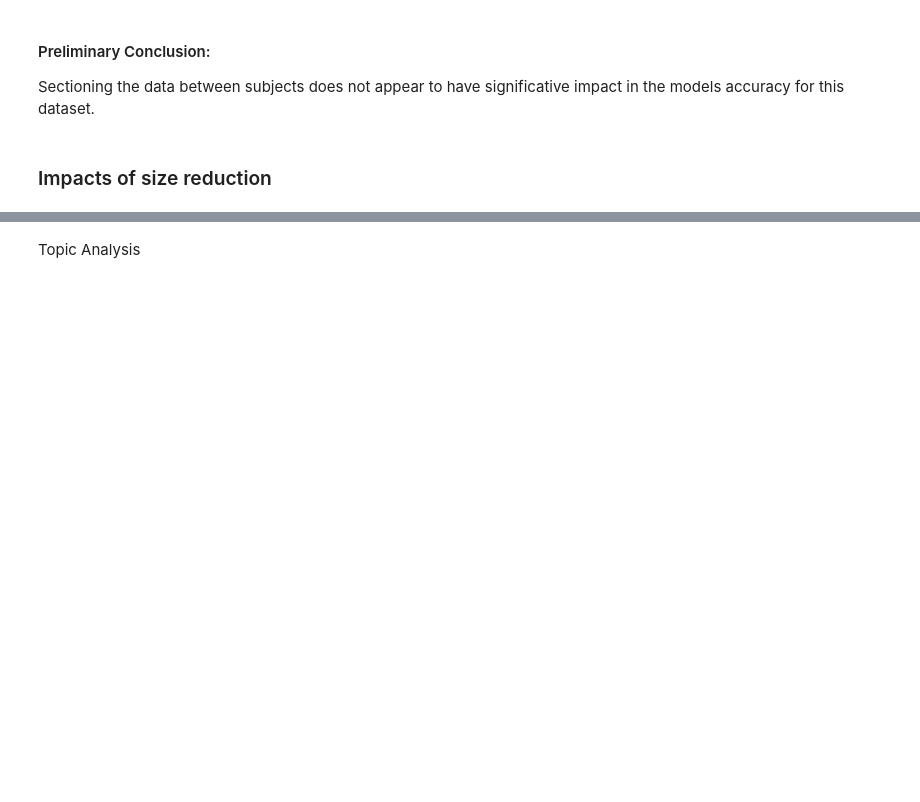
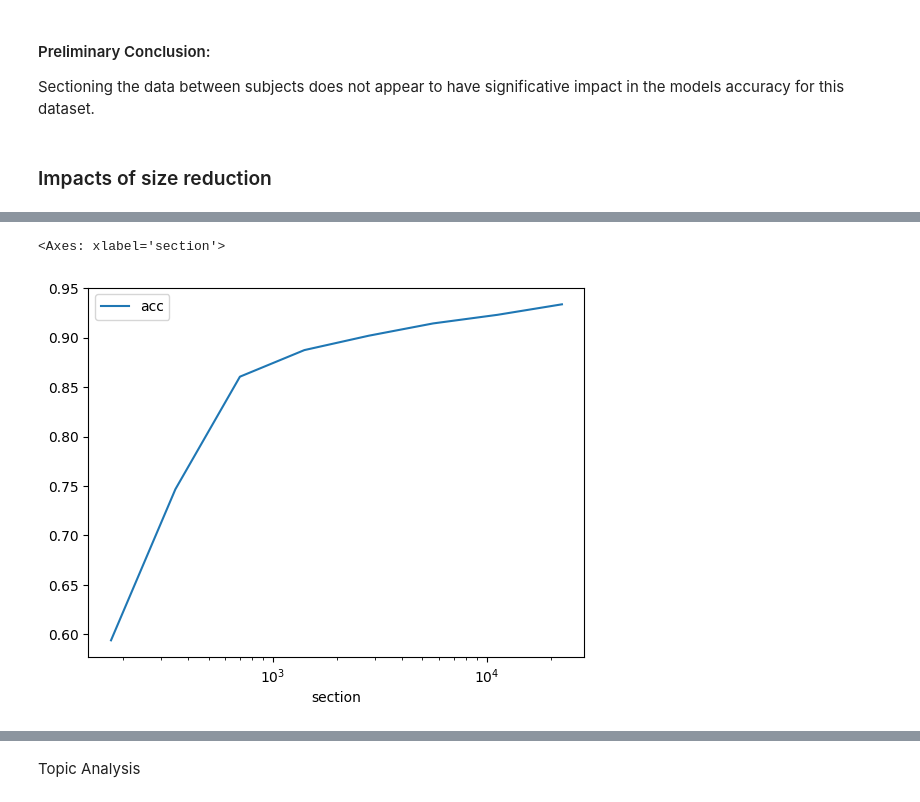
Before and after one commit to P-ASilva/fake-news-detector, a Jupyter notebook: classifier.ipynb, the cells around one changed output, grey strips where cells are left out. Saved outputs shown, nothing was run; the diff lists cells and outputs as text; code cells hidden in the pictures; blank space fills up the shorter version.

```diff
--- a/classifier.ipynb
+++ b/classifier.ipynb
@@ -366,3 +375,8 @@ for i, section in enumerate(sections):
+# %%
+df_acc.plot(x='section', y='acc', logx=True)
+# %% [output]
+<Axes: xlabel='section'>
+[figure, added]
 # %%
 plt.plot(df_acc['section'], df_acc['acc'], label='Complete Dataset')
 plt.plot(df_acc_world['section'], df_acc_world['acc'], label='World News')
```
Also changed, not shown: parts of 18 cells of this notebook, 3 other files.
